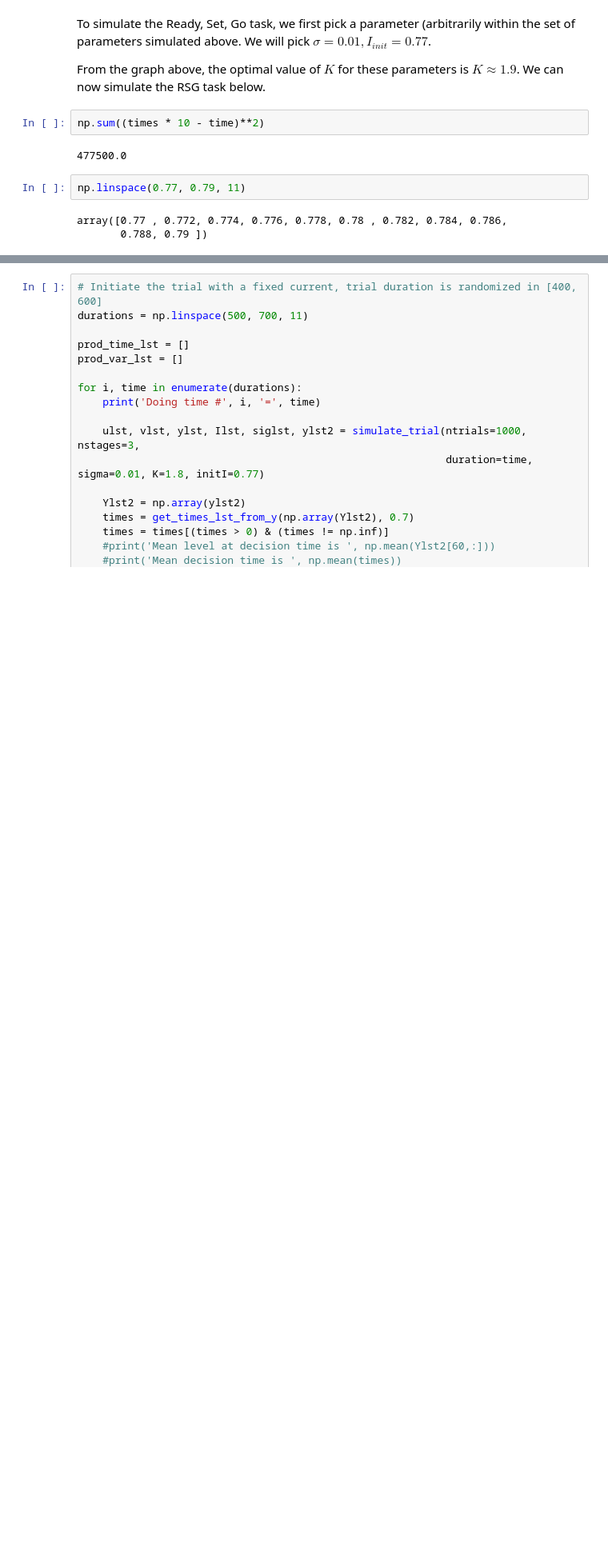
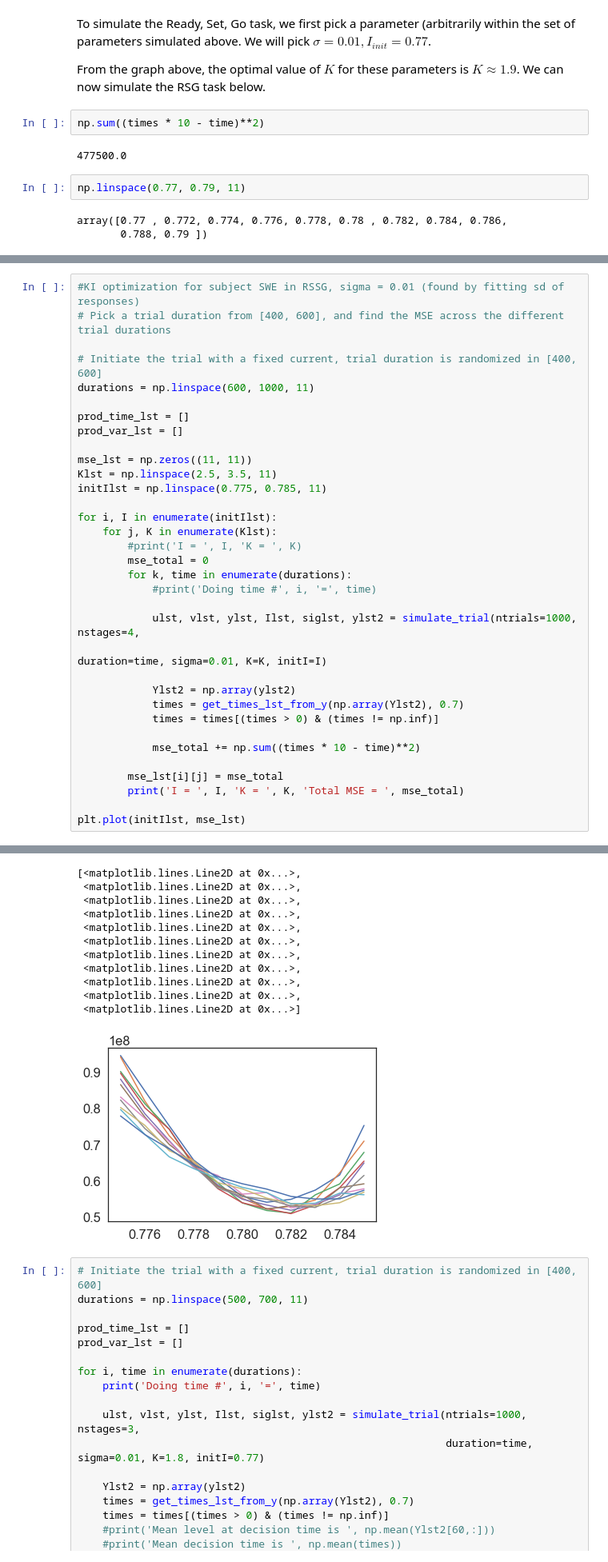
Before and after one commit to jazlab/SE_NL_MJ_2020, a Jupyter notebook: integrator_feedback_circuit.ipynb, the cells around one changed output, grey strips where cells are left out. Shown at 80% size. Saved outputs shown, nothing was run; the diff lists cells and outputs as text; blank space fills up the shorter version.

```diff
--- a/integrator_feedback_circuit.ipynb
+++ b/integrator_feedback_circuit.ipynb
@@ -875 +896,36 @@ plt.colorbar(label='log MSE')
 [figure]
+# %%
+#KI optimization for subject SWE in RSSG, sigma = 0.01 (found by fitting sd of responses)
+# Pick a trial duration from [400, 600], and find the MSE across the different trial durations
+
+# Initiate the trial with a fixed current, trial duration is randomized in [400, 600]
+durations = np.linspace(600, 1000, 11)
+
+prod_time_lst = []
+prod_var_lst = []
+
+mse_lst = np.zeros((11, 11))
+Klst = np.linspace(2.5, 3.5, 11)
+initIlst = np.linspace(0.775, 0.785, 11)
+
+for i, I in enumerate(initIlst):
+    for j, K in enumerate(Klst):
+        #print('I = ', I, 'K = ', K)
+        mse_total = 0
+        for k, time in enumerate(durations):
+            #print('Doing time #', i, '=', time)
+
+            ulst, vlst, ylst, Ilst, siglst, ylst2 = simulate_trial(ntrials=1000, nstages=4,
+                                                                   duration=time, sigma=0.01, K=K, initI=I)
+
+            Ylst2 = np.array(ylst2)
+            times = get_times_lst_from_y(np.array(Ylst2), 0.7)
+            times = times[(times > 0) & (times != np.inf)]
+
+            mse_total += np.sum((times * 10 - time)**2)
+
+        mse_lst[i][j] = mse_total
+        print('I = ', I, 'K = ', K, 'Total MSE = ', mse_total)
+
+plt.plot(initIlst, mse_lst)
+# %% [output]
@@ -876,3 +949,15 @@ plt.colorbar(label='log MSE')
+[<matplotlib.lines.Line2D at 0x...>,
+ <matplotlib.lines.Line2D at 0x...>,
+ <matplotlib.lines.Line2D at 0x...>,
+ <matplotlib.lines.Line2D at 0x...>,
+ <matplotlib.lines.Line2D at 0x...>,
+ <matplotlib.lines.Line2D at 0x...>,
+ <matplotlib.lines.Line2D at 0x...>,
+ <matplotlib.lines.Line2D at 0x...>,
+ <matplotlib.lines.Line2D at 0x...>,
+ <matplotlib.lines.Line2D at 0x...>,
+ <matplotlib.lines.Line2D at 0x...>]
+[figure, added]
 # %%
 # Initiate the trial with a fixed current, trial duration is randomized in [400, 600]
 durations = np.linspace(500, 700, 11)
```
Also changed, not shown: parts of 9 cells of this notebook.
